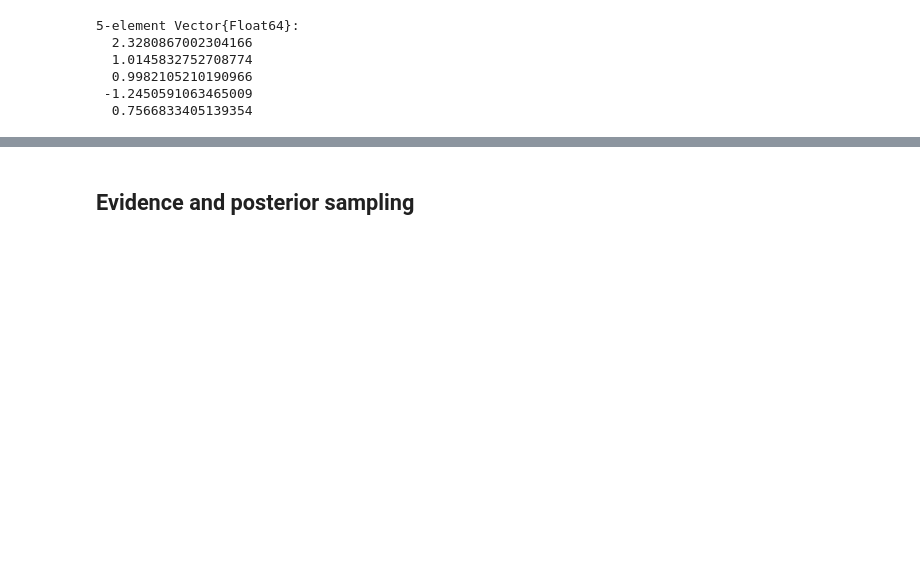
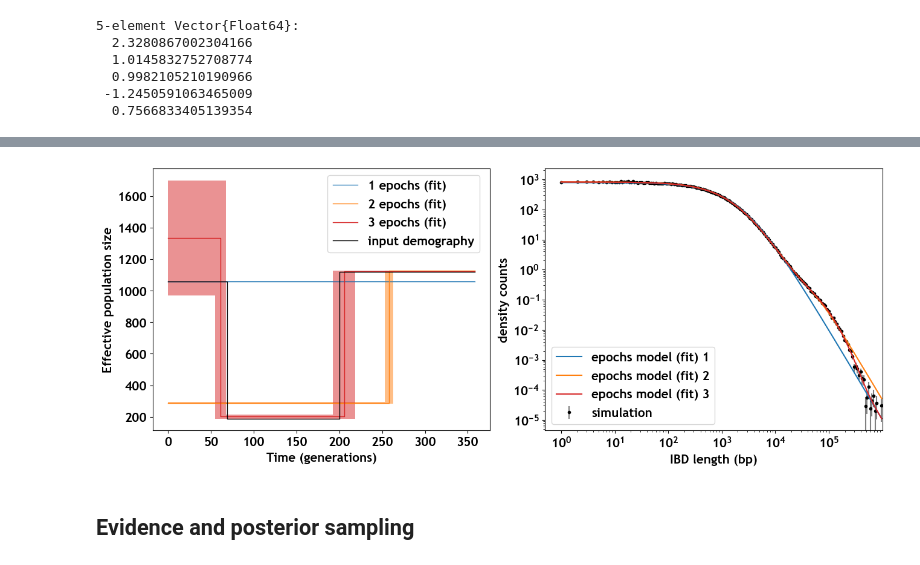
Before and after one commit to TommasoStentella/MSc-thesis-code, a Jupyter notebook: simulate.ipynb, the cells around one changed output, grey strips where cells are left out. Saved outputs shown, nothing was run; the diff lists cells and outputs as text; code cells hidden in the pictures; blank space fills up the shorter version.

```diff
--- a/simulate.ipynb
+++ b/simulate.ipynb
@@ -295,4 +301,36 @@ legend()
 PyObject <matplotlib.legend.Legend object at 0x...>
+# %%
+fig = figure(figsize=(13,5),layout="constrained")
+ax = fig.subplots(1,2)
+
+mask = 1:3
+plot_demography(mask, fits[mask], ax[1], tail=100, id="fit")
+plot_input(TN, ax[1], tail=158)
+
+ax[1].set_xlabel("Time (generations)")
+ax[1].set_ylabel("Effective population size")
+ax[1].legend(bbox_to_anchor=(0.5, 1), loc="upper left")
+
+ax[2].errorbar(xk,yk,errk,fmt="o",markersize=3,color="black",ecolor="grey",label="simulation")
+for f in fits[1:3]
+    y_th = map(xk) do r
+        hid(f.para, ρ, r)
+    end
+    nepochs = Int(length(f.para)/2)
+    c = "tab:" .* split("blue orange red purple olive brown cyan pink")[nepochs]
+    ax[2].plot(xk, y_th, color=c,label="epochs model (fit) $(f.nepochs)",zorder=2+nepochs,linewidth=1.5)
+end
+
+ax[2].set_xscale("log")
+ax[2].set_yscale("log")
+ax[2].set_xlabel("IBD length (bp)")
+ax[2].set_ylabel("density counts")
+ax[2] = setXrange(ax[2],1,1e6-1)
+ax[2].legend()
+
+# savefig("demo_tuscan.pdf",bbox_inches="tight")
+# %% [output]
+[figure, added]
 # %% [markdown]
 ## Evidence and posterior sampling
 # %%
```
Also changed, not shown: parts of 17 cells of this notebook, 8 other files.
